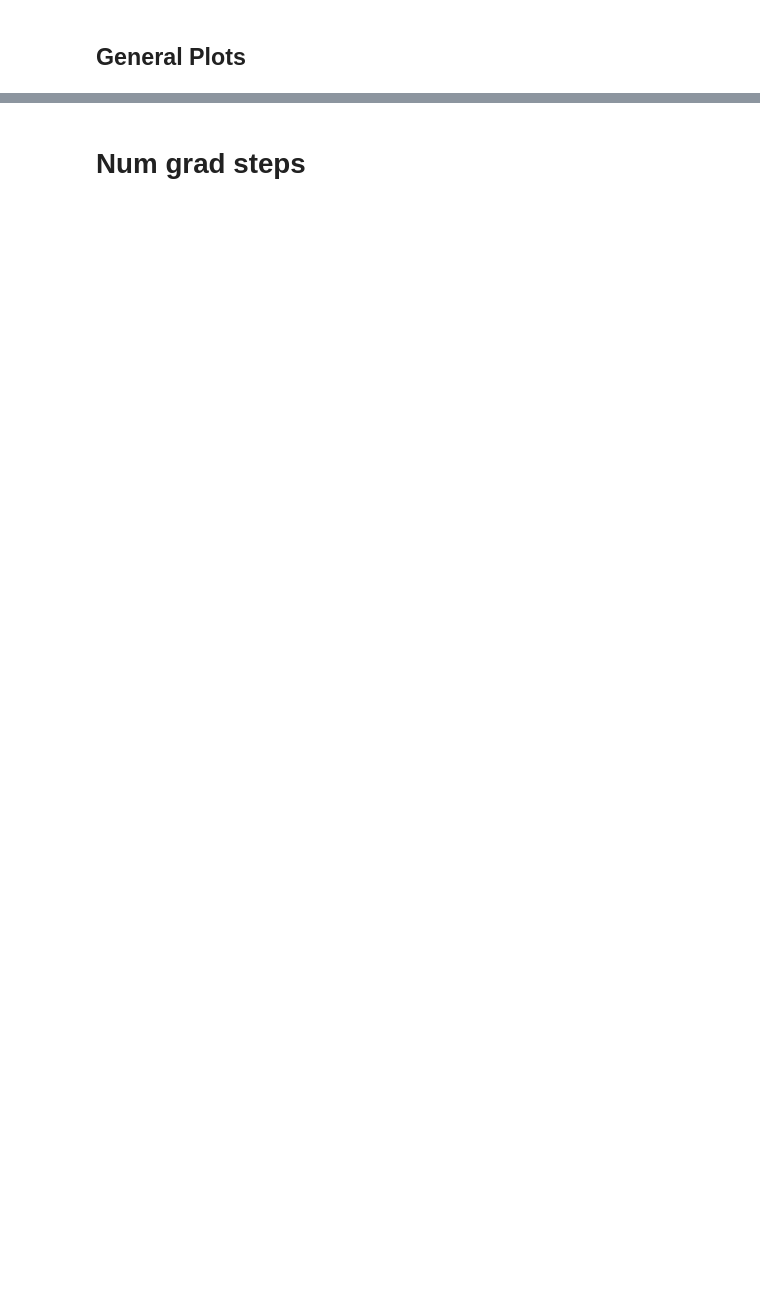
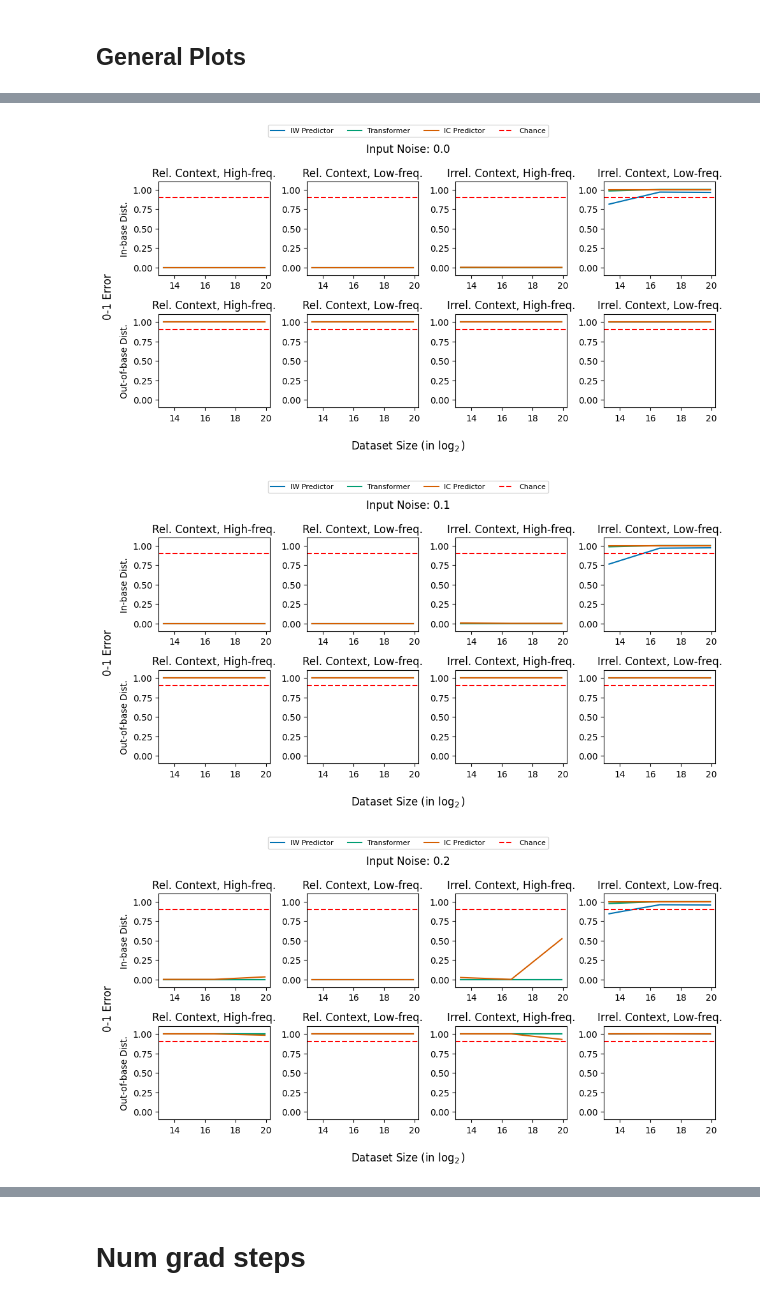
Before and after one commit to chanb/simple_icl, a Jupyter notebook: plot_utils/plot_noisy_inputs.ipynb, the cells around one changed output, grey strips where cells are left out. Drawn from its saved outputs; the diff is of its cells as text; code cells hidden in the pictures; blank space fills up the shorter version.

```diff
--- a/plot_utils/plot_noisy_inputs.ipynb
+++ b/plot_utils/plot_noisy_inputs.ipynb
@@ -405,37 +509,42 @@ for input_noise_std in input_noise_stds:
                     best_idx = best_idxes[(
                         p_relevant_context, input_noise_std, dataset_size
                     )]
-                    sample = data[np.arange(5), best_idx]
+                    sample = data[np.arange(num_seeds), best_idx]
                     curr_mean = np.mean(sample)
                     curr_std = np.std(sample)
 
                     losses_mean.append(curr_mean)
                     losses_std.append(curr_std)
 
                 losses_mean = np.array(losses_mean)
-                losses_std = np.array(losses_std) / np.sqrt(5)
+                losses_std = np.array(losses_std) / np.sqrt(num_seeds)
 
                 ax.plot(np.log2(np.array(dataset_sizes)), losses_mean, label=map_label[p_relevant_context] if eval_i == 0 and row_i == 0 else "")
                 ax.fill_between(np.log2(np.array(dataset_sizes)), losses_mean - losses_std, losses_mean + losses_std, alpha=0.3)
 
             ax.set_title(map_eval[eval_name])
             ax.axhline(9/10, label="Chance" if eval_i == 0 and row_i == 0 else "", c="red", linestyle="--")
             ax.set_ylim(-0.1, 1.1)
 
             if eval_i == 0:
                 ax.set_ylabel("In-base Dist." if row_i == 0 else "Out-of-base Dist.")
 
+    fig.suptitle("Input Noise: {}".format(input_noise_std))
     fig.supylabel("0-1 Error")
     fig.supxlabel("Dataset Size (in $\\log_2$)")
     fig.legend(
         bbox_to_anchor=(0.0, 1.0, 1.0, 0.0),
         loc="lower center",
         ncols=4,
         borderaxespad=0.0,
         frameon=True,
         fontsize="8",
     )
     fig.tight_layout()
     plt.show()
+# %% [output]
+[figure, added]
+[figure, added]
+[figure, added]
 # %%
 stats["eval_name"].unique()
```
Also changed, not shown: parts of 20 cells of this notebook, 3 other files.
